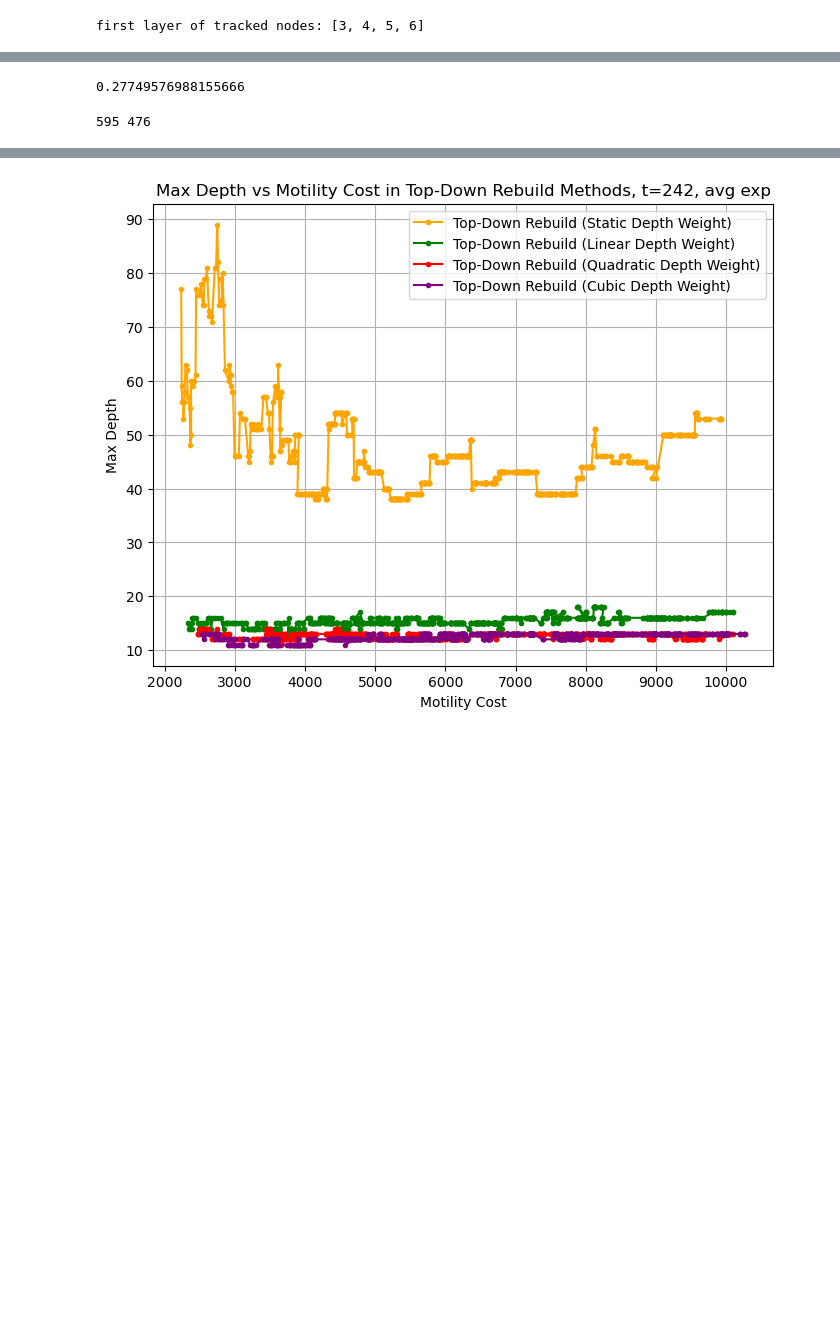
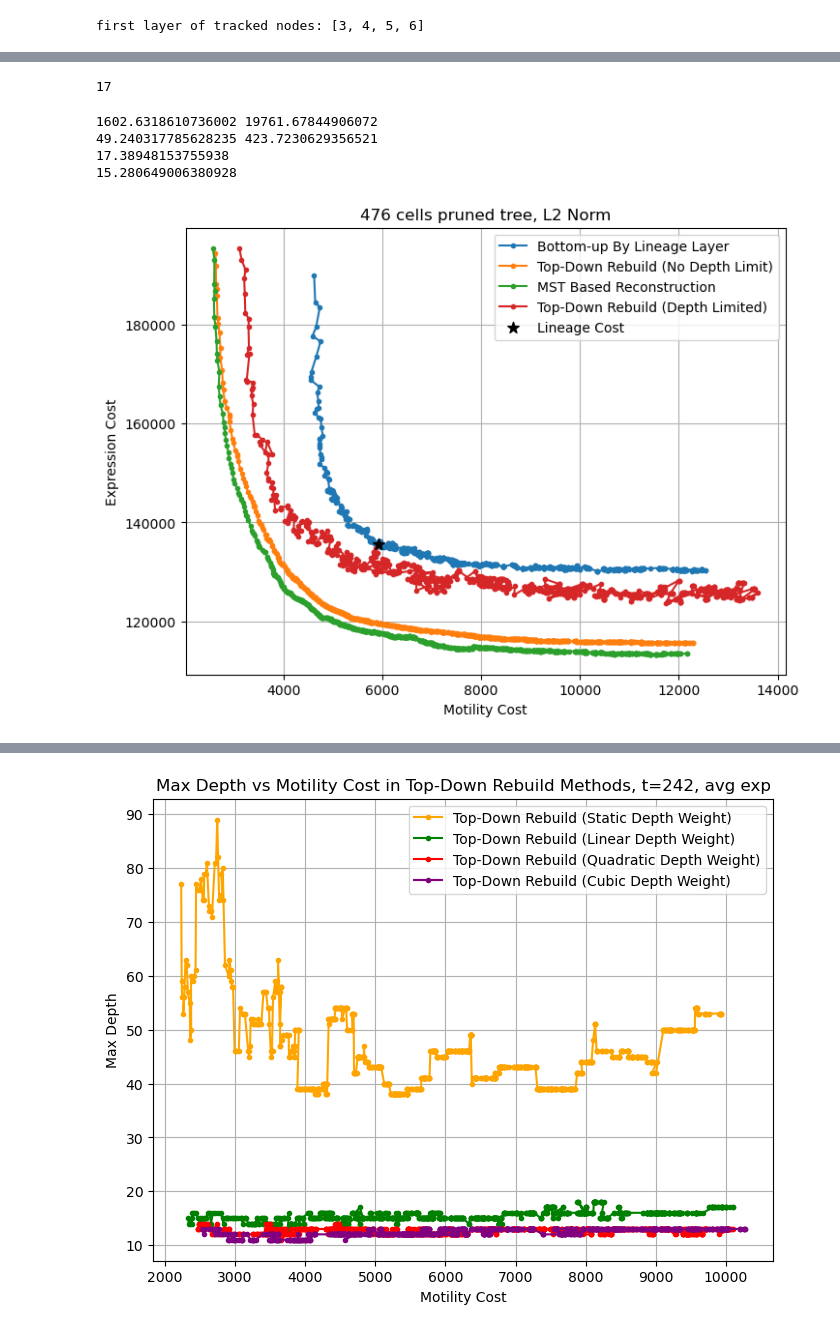
Before and after one commit to IcyFermion/embryogenesis, a Jupyter notebook: pareto_core.ipynb, the cells around one changed output, grey strips where cells are left out. Drawn from its saved outputs; the diff is of its cells as text; code cells hidden in the pictures; blank space fills up the shorter version.

```diff
--- a/pareto_core.ipynb
+++ b/pareto_core.ipynb
@@ -25,7 +28,7 @@ lineage_data = load_json('./data/cell_lineage.json')
 lineage_exp_df = pd.read_csv("data/protein/aggregated_all/s3.csv", index_col=0)
 lineage_exp_df = lineage_exp_df.fillna(0)
 # binarize lineage_exp_df, making every value > 3.2 as 1, otherwise 0
-lineage_exp_df = (lineage_exp_df > 3.2).astype(int)
+# lineage_exp_df = (lineage_exp_df > 3.2).astype(int)
 tracking_df_all = pd.read_csv("./data/embryo2/tracks.txt", sep="\t")
 tracking_time_cutoff = 280
 tracking_scale = 0.1625
@@ -195,14 +218,45 @@ print(res[2])
-# %%
-res = opt.paired_bottom_up_rebuild_runner()
-print(res[2])
-# %% [output]
-0.27749576988155666
-# %%
-print(len(opt.terminal_tree_ids), len(set(terminal_nodes).intersection(set(common_lineages))))
-# %% [output]
-595 476
+# %%
+opt.terminal_type_nums
+# %% [output]
+17
+# %%
+random_res = opt.random_rebuild_runner(iterations=100000)
+random_xyz_costs = [cost[0] for cost in random_res]
+random_exp_costs = [cost[1] for cost in random_res]
+print(np.mean(random_xyz_costs), np.mean(random_exp_costs))
+print(np.std(random_xyz_costs), np.std(random_exp_costs))
+print((np.mean(random_xyz_costs) - opt.lineage_xyz_cost) / np.std(random_xyz_costs))
+print((np.mean(random_exp_costs) - opt.lineage_exp_cost) / np.std(random_exp_costs))
+# %% [output]
+1602.6318610736002 19761.67844906072
+49.240317785628235 423.7230629356521
+17.38948153755938
+15.280649006380928
 # %%
 pareto_list_by_layer = opt.bottom_up_by_layer_runner()
 pareto_list_top_down_rebuild = opt.top_down_rebuild_runner()
 pareto_mst_list = opt.mst_rebuild_runner()
 pareto_list_top_down_rebuild_depth_cutoff = opt.top_down_rebuild_runner(depth_weight_type=depth_cutoff_func)
+# %%
+pareto_xyz_cost_list_by_layer = [cost[0] for cost in pareto_list_by_layer]
+pareto_exp_cost_list_by_layer = [cost[1] for cost in pareto_list_by_layer]
+pareto_xyz_cost_list_top_down_rebuild = [cost[0] for cost in pareto_list_top_down_rebuild]
+pareto_exp_cost_list_top_down_rebuild = [cost[1] for cost in pareto_list_top_down_rebuild]
+pareto_xyz_cost_list_mst = [cost[0] for cost in pareto_mst_list]
+pareto_exp_cost_list_mst = [cost[1] for cost in pareto_mst_list]
+pareto_xyz_cost_list_top_down_rebuild_depth_cutoff = [cost[0] for cost in pareto_list_top_down_rebuild_depth_cutoff]
+pareto_exp_cost_list_top_down_rebuild_depth_cutoff = [cost[1] for cost in pareto_list_top_down_rebuild_depth_cutoff]
+plt.figure(figsize=(8, 6))
+plt.plot(pareto_xyz_cost_list_by_layer, pareto_exp_cost_list_by_layer, marker='o', linestyle='-',  markersize=3, label='Bottom-up By Lineage Layer')
+plt.plot(pareto_xyz_cost_list_top_down_rebuild, pareto_exp_cost_list_top_down_rebuild, marker='o', linestyle='-',  markersize=3, label='Top-Down Rebuild (No Depth Limit)')
+plt.plot(pareto_xyz_cost_list_mst, pareto_exp_cost_list_mst, marker='o', linestyle='-',  markersize=3, label='MST Based Reconstruction')
+plt.plot(pareto_xyz_cost_list_top_down_rebuild_depth_cutoff, pareto_exp_cost_list_top_down_rebuild_depth_cutoff, marker='o', linestyle='-', markersize=3, label='Top-Down Rebuild (Depth Limited)')
+plt.xlabel('Motility Cost')
+plt.ylabel('Expression Cost')
+plt.scatter(opt.lineage_xyz_cost, opt.lineage_exp_cost, color='black', marker='*', label='Lineage Cost', zorder=99, s=75)
+plt.title(f'476 cells pruned tree, L2 Norm')
+plt.grid(True)
+plt.legend()
+plt.show()
+# %% [output]
+[figure, added]
```
Also changed, not shown: parts of 43 cells of this notebook, 2 other files.
